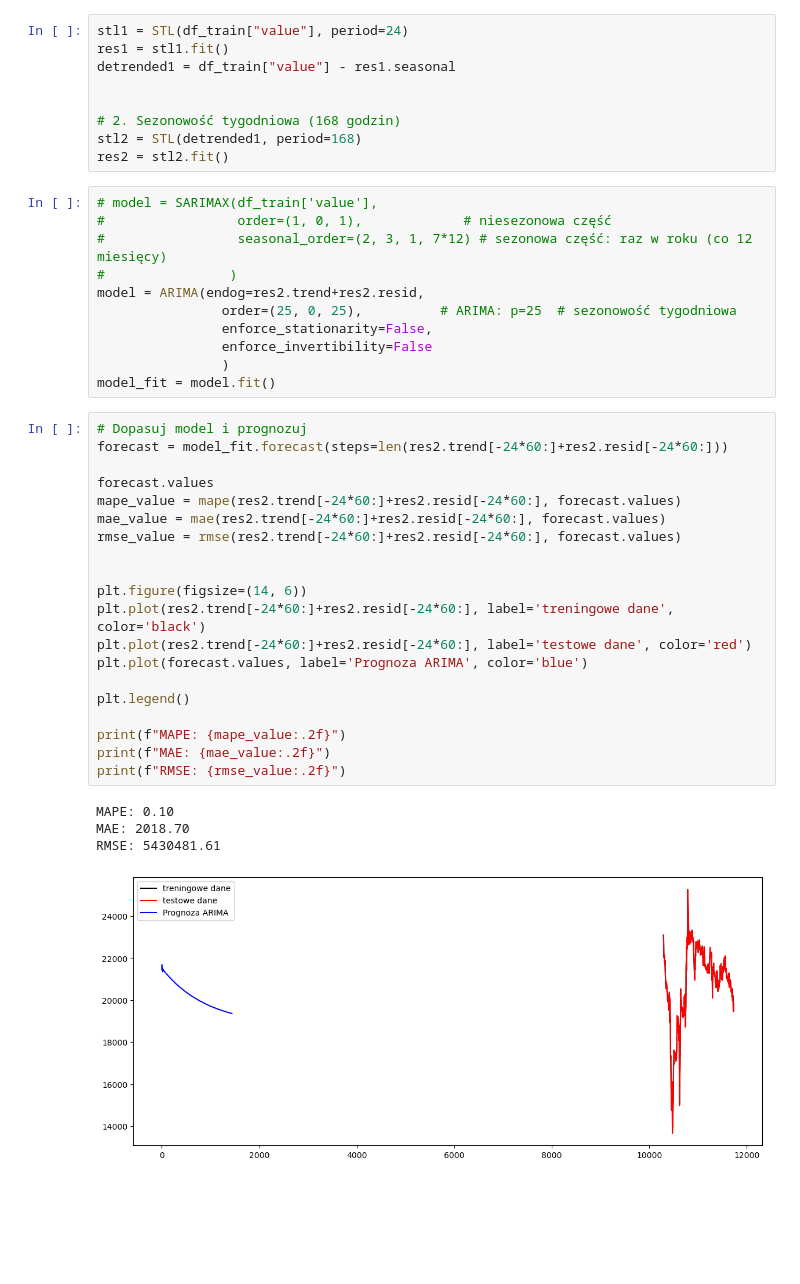
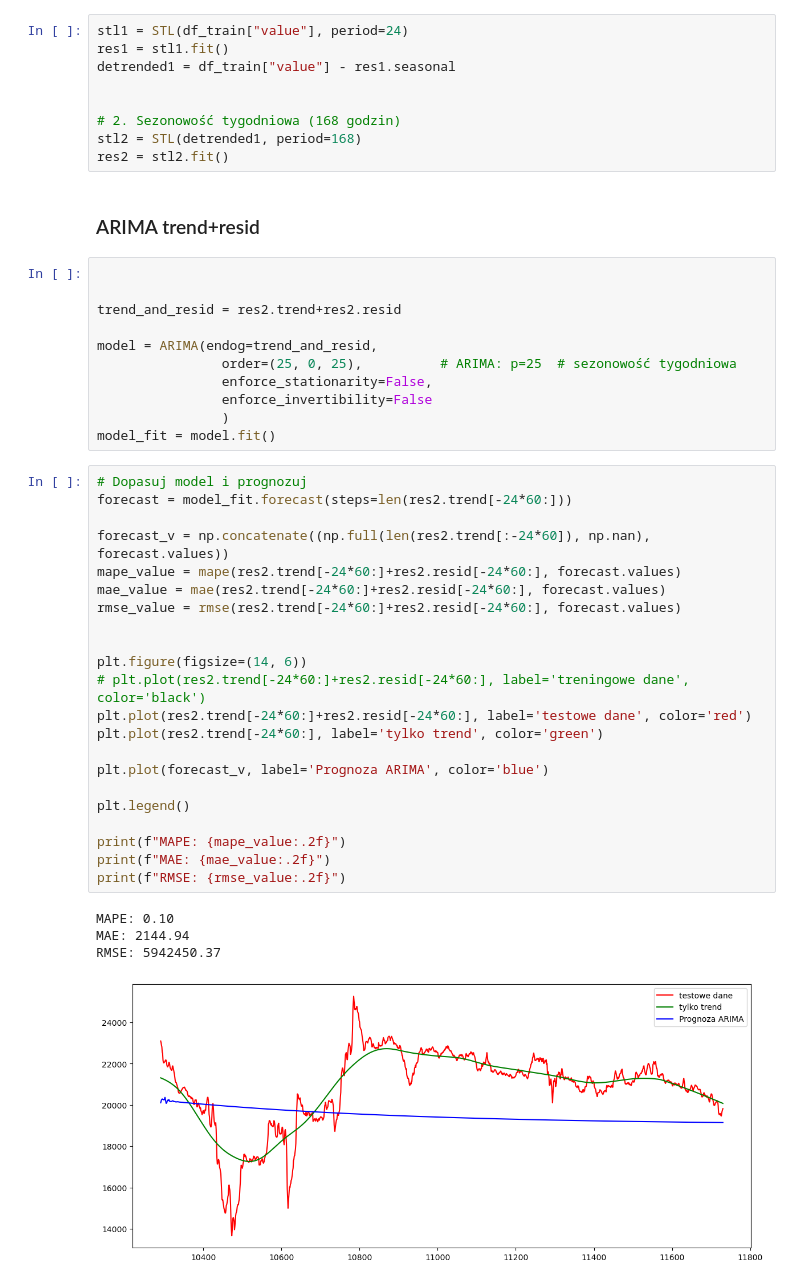
Before and after one commit to Makelek00/power_demand_forecast, a Jupyter notebook: ARIMA.ipynb, the cells around one changed output. Saved outputs shown, nothing was run; the diff lists cells and outputs as text; blank space fills up the shorter version.

```diff
--- a/ARIMA.ipynb
+++ b/ARIMA.ipynb
@@ -21,12 +21,14 @@ detrended1 = df_train["value"] - res1.seasonal
 # 2. Sezonowość tygodniowa (168 godzin)
 stl2 = STL(detrended1, period=168)
 res2 = stl2.fit()
+# %% [markdown]
+### ARIMA trend+resid
 # %%
-# model = SARIMAX(df_train['value'],
-#                 order=(1, 0, 1),             # niesezonowa część
-#                 seasonal_order=(2, 3, 1, 7*12) # sezonowa część: raz w roku (co 12 miesięcy)
-#                )
-model = ARIMA(endog=res2.trend+res2.resid,
+
+
+trend_and_resid = res2.trend+res2.resid
+
+model = ARIMA(endog=trend_and_resid,
                 order=(25, 0, 25),          # ARIMA: p=25  # sezonowość tygodniowa
                 enforce_stationarity=False,
                 enforce_invertibility=False
@@ -34,26 +36,28 @@ model = ARIMA(endog=res2.trend+res2.resid,
 model_fit = model.fit()
 # %%
 # Dopasuj model i prognozuj
-forecast = model_fit.forecast(steps=len(res2.trend[-24*60:]+res2.resid[-24*60:]))
+forecast = model_fit.forecast(steps=len(res2.trend[-24*60:]))
 
-forecast.values
+forecast_v = np.concatenate((np.full(len(res2.trend[:-24*60]), np.nan), forecast.values))
 mape_value = mape(res2.trend[-24*60:]+res2.resid[-24*60:], forecast.values)
 mae_value = mae(res2.trend[-24*60:]+res2.resid[-24*60:], forecast.values)
 rmse_value = rmse(res2.trend[-24*60:]+res2.resid[-24*60:], forecast.values)
 
 
 plt.figure(figsize=(14, 6))
-plt.plot(res2.trend[-24*60:]+res2.resid[-24*60:], label='treningowe dane', color='black')
+# plt.plot(res2.trend[-24*60:]+res2.resid[-24*60:], label='treningowe dane', color='black')
 plt.plot(res2.trend[-24*60:]+res2.resid[-24*60:], label='testowe dane', color='red')
-plt.plot(forecast.values, label='Prognoza ARIMA', color='blue')
+plt.plot(res2.trend[-24*60:], label='tylko trend', color='green')
+
+plt.plot(forecast_v, label='Prognoza ARIMA', color='blue')
 
 plt.legend()
 
 print(f"MAPE: {mape_value:.2f}")
 print(f"MAE: {mae_value:.2f}")
 print(f"RMSE: {rmse_value:.2f}")
 # %% [output]
 MAPE: 0.10
-MAE: 2018.70
-RMSE: 5430481.61
+MAE: 2144.94
+RMSE: 5942450.37
-[figure, old version]
+[figure, new version]
```
Also changed, not shown: parts of 6 cells of this notebook, 10 other files.
